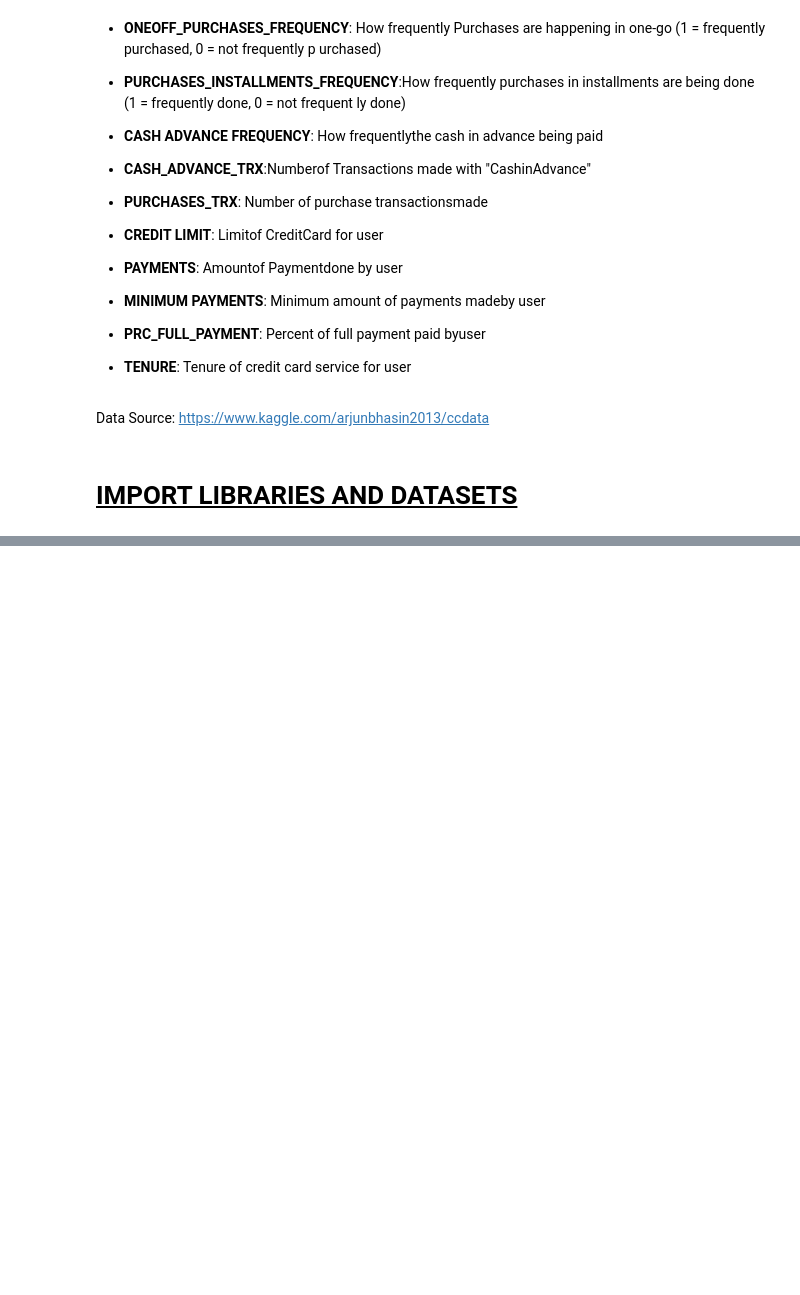
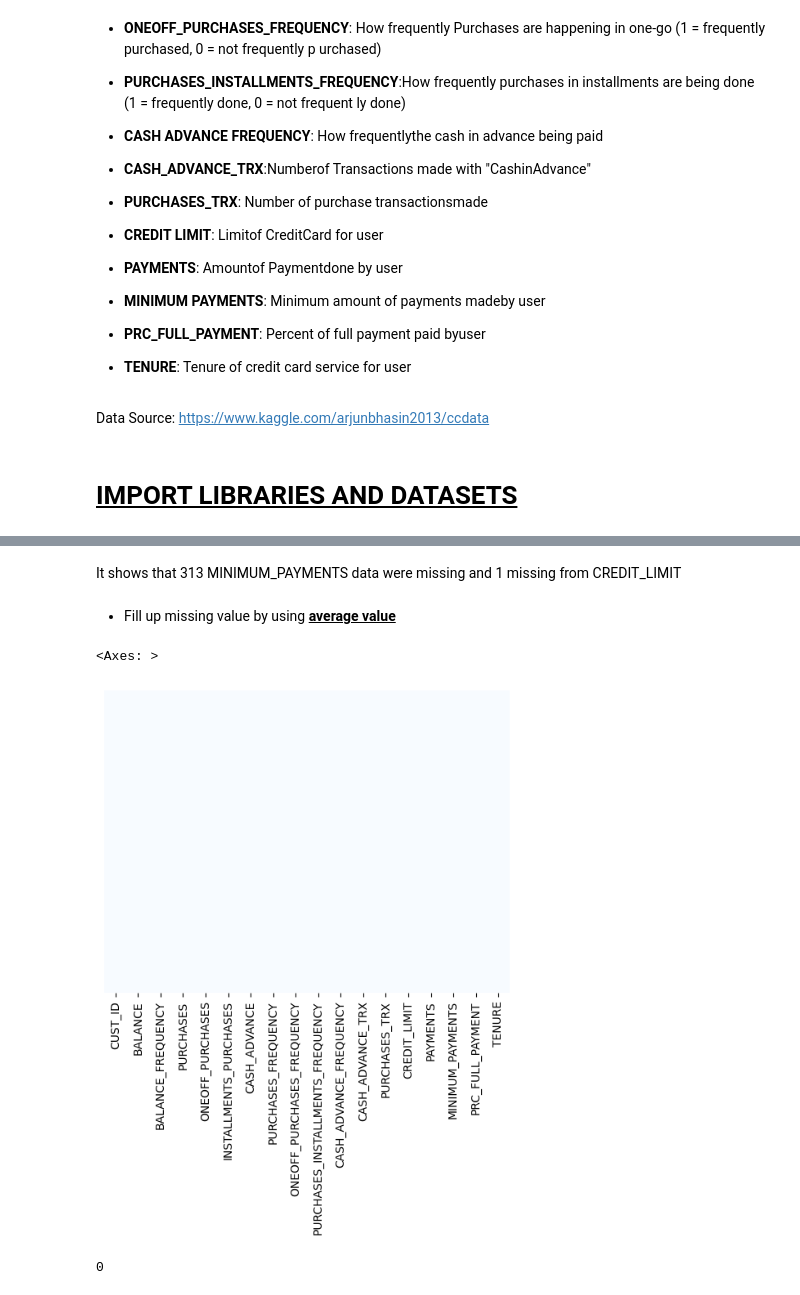
Before and after one commit to FemiAdesola/Data-Science, a Jupyter notebook: Marketing_Department.ipynb, the cells around one changed output, grey strips where cells are left out. Cells and saved outputs as stored; diff of their text form; code cells hidden in the pictures; blank space fills up the shorter version.

```diff
--- a/Marketing_Department.ipynb
+++ b/Marketing_Department.ipynb
@@ -158,0 +187,20 @@ employee_df = pd.read_csv('/content/drive/My Drive/Colab Notebooks/Marketing-dat
+# %% [markdown]
+It shows that 313 MINIMUM_PAYMENTS data were missing and 1 missing from CREDIT_LIMIT
+# %% [markdown]
++ Fill up missing value by using <ins>**average value**
+# %%
+# Fill up the missing elements with mean of the 'MINIMUM_PAYMENT'
+creditcard_df.loc[(creditcard_df['MINIMUM_PAYMENTS'].isnull() == True), 'MINIMUM_PAYMENTS'] = creditcard_df['MINIMUM_PAYMENTS'].mean()
+# %%
+# Fill up the missing elements with mean of the 'CREDIT_LIMIT'
+creditcard_df.loc[(creditcard_df['CREDIT_LIMIT'].isnull() == True), 'CREDIT_LIMIT'] = creditcard_df['CREDIT_LIMIT'].mean()
+# %%
+sns.heatmap(creditcard_df.isnull(), yticklabels = False, cbar = False, cmap="Blues")
+# %% [output]
+<Axes: >
+[figure, added]
+# %%
+# For seeing if we have duplicated entries in the data
+creditcard_df.duplicated().sum()
+# %% [output]
+0
```
Also changed, not shown: parts of 45 cells of this notebook.
